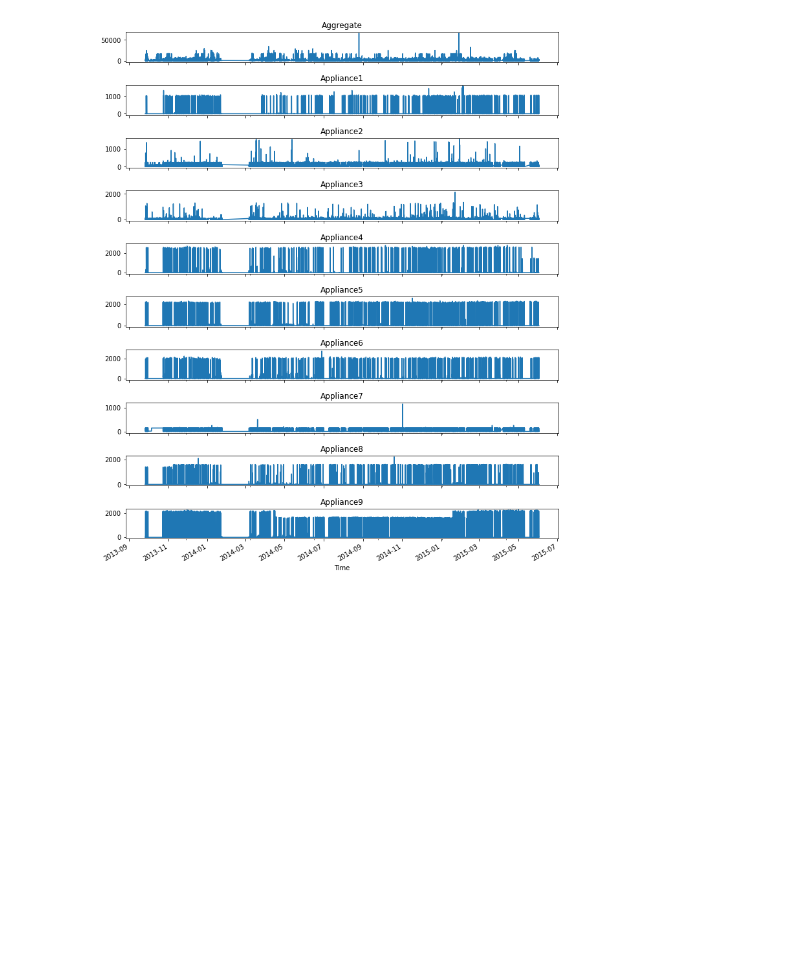
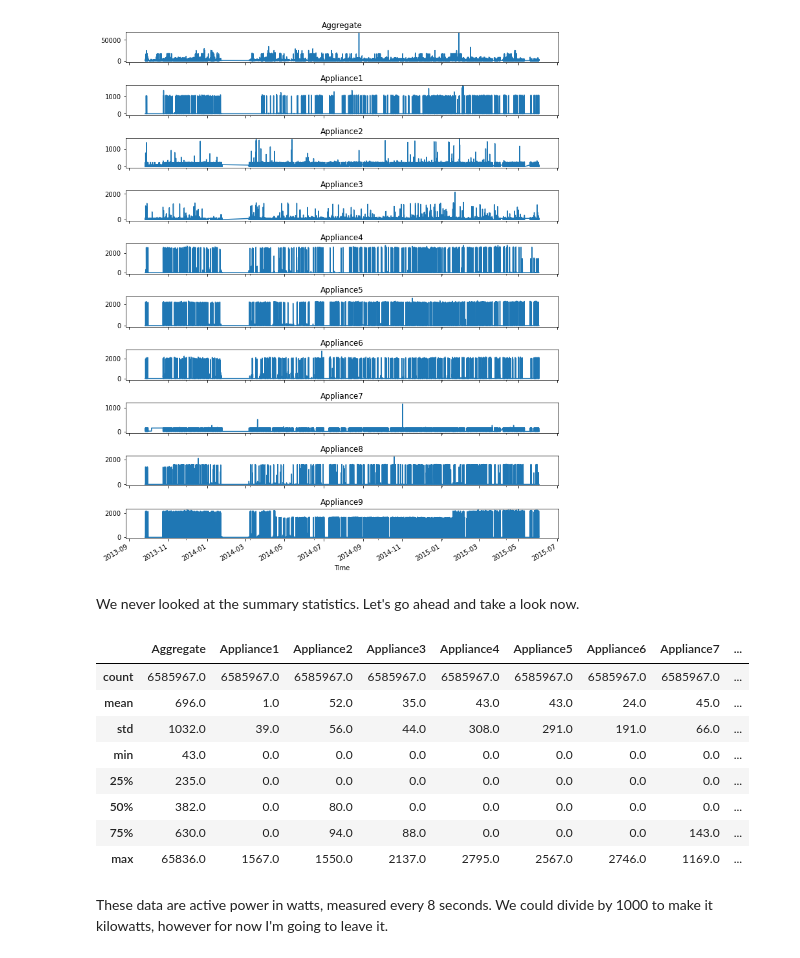
Before and after one commit to JessicaFB/SmartHouse_HackfromHome2021, a Jupyter notebook: SmartHouse_EDA.ipynb, the cells around one changed output. Drawn from its saved outputs; the diff is of its cells as text; code cells hidden in the pictures; blank space fills up the shorter version.

```diff
--- a/SmartHouse_EDA.ipynb
+++ b/SmartHouse_EDA.ipynb
@@ -145,3 +167,20 @@ for i, col in enumerate(df.columns):
     df[col].plot(ax=ax, title=col, legend=False)
 # %% [output]
 [figure]
+# %% [markdown]
+We never looked at the summary statistics. Let's go ahead and take a look now.
+# %%
+# Summary statistics
+df.describe().round()
+# %% [output]
+|  | Aggregate | Appliance1 | Appliance2 | Appliance3 | Appliance4 | Appliance5 | Appliance6 | Appliance7 | ... |
+| count | 6585967.0 | 6585967.0 | 6585967.0 | 6585967.0 | 6585967.0 | 6585967.0 | 6585967.0 | 6585967.0 | ... |
+| mean | 696.0 | 1.0 | 52.0 | 35.0 | 43.0 | 43.0 | 24.0 | 45.0 | ... |
+| std | 1032.0 | 39.0 | 56.0 | 44.0 | 308.0 | 291.0 | 191.0 | 66.0 | ... |
+| min | 43.0 | 0.0 | 0.0 | 0.0 | 0.0 | 0.0 | 0.0 | 0.0 | ... |
+| 25% | 235.0 | 0.0 | 0.0 | 0.0 | 0.0 | 0.0 | 0.0 | 0.0 | ... |
+| 50% | 382.0 | 0.0 | 80.0 | 0.0 | 0.0 | 0.0 | 0.0 | 0.0 | ... |
+| 75% | 630.0 | 0.0 | 94.0 | 88.0 | 0.0 | 0.0 | 0.0 | 143.0 | ... |
+| max | 65836.0 | 1567.0 | 1550.0 | 2137.0 | 2795.0 | 2567.0 | 2746.0 | 1169.0 | ... |
+# %% [markdown]
+These data are active power in watts, measured every 8 seconds. We could divide by 1000 to make it kilowatts, however for now I'm going to leave it.
```
Also changed, not shown: parts of 6 cells of this notebook.
